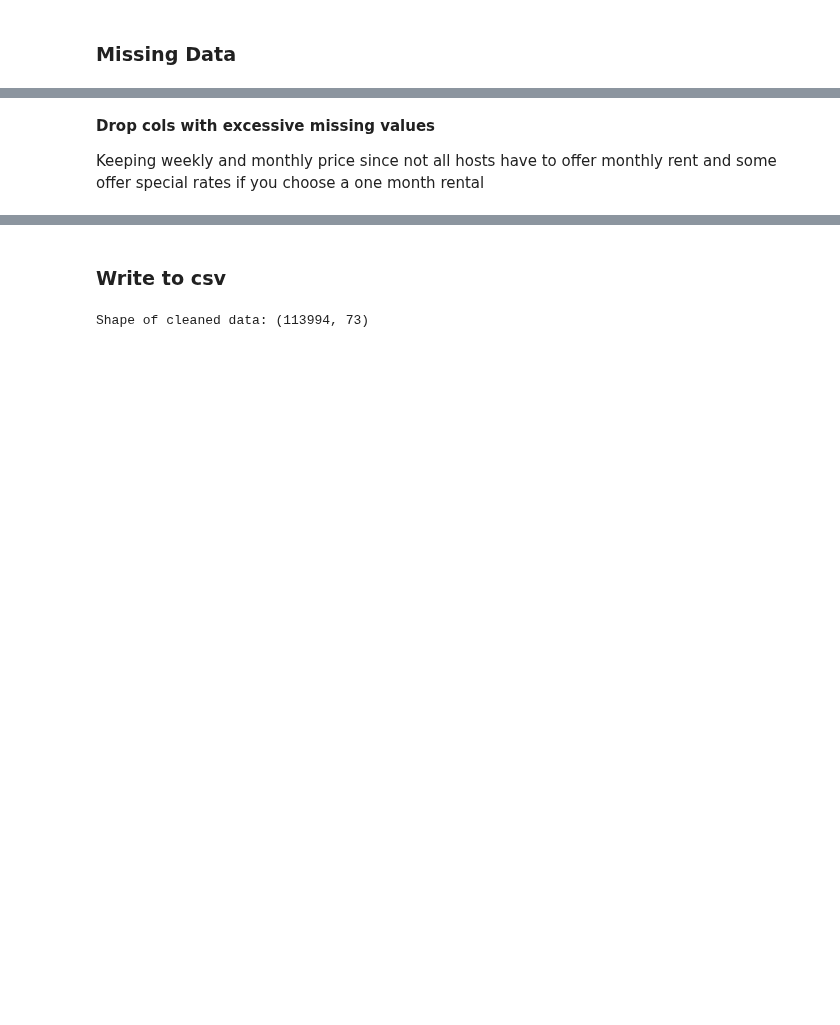
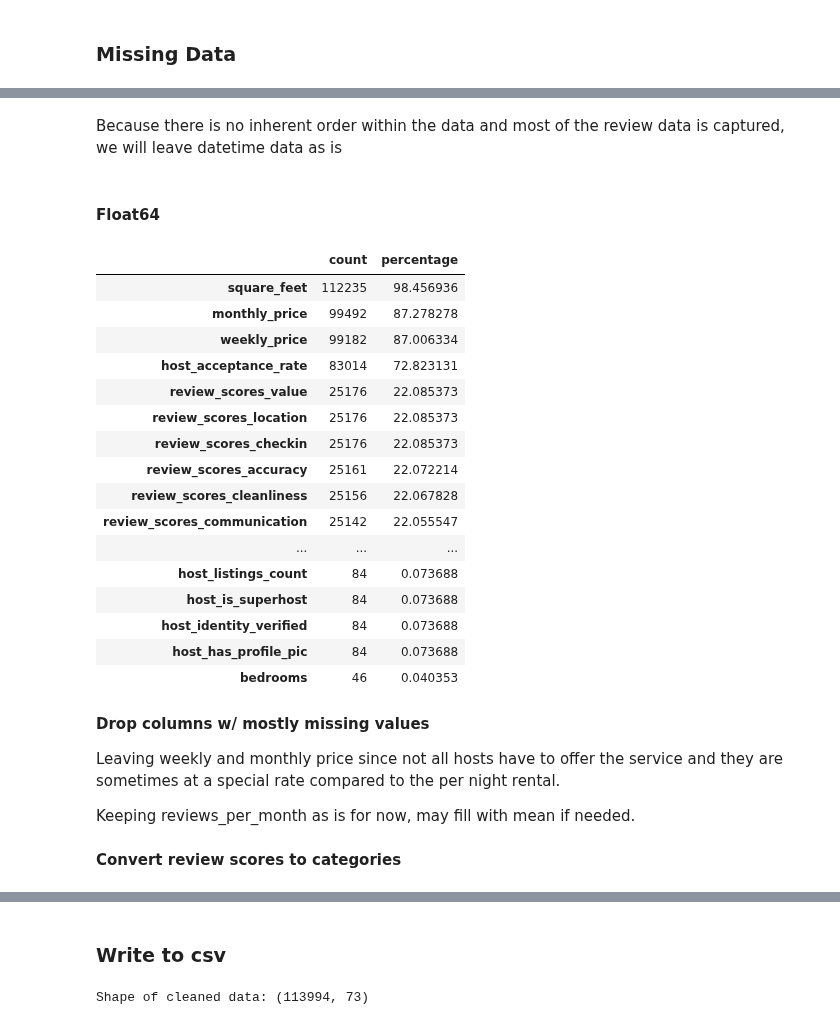
Before and after one commit to KishenSharma6/SF-Airbnb-Analysis, a Jupyter notebook: Project_Codes/01_Data_Cleaning/2020_0519_Listings_Data_Cleaning.ipynb, the cells around one changed output, grey strips where cells are left out. Drawn from its saved outputs; the diff is of its cells as text; code cells hidden in the pictures; blank space fills up the shorter version.

```diff
--- a/Project_Codes/01_Data_Cleaning/2020_0519_Listings_Data_Cleaning.ipynb
+++ b/Project_Codes/01_Data_Cleaning/2020_0519_Listings_Data_Cleaning.ipynb
@@ -237,5 +227,32 @@ missing
+# %% [markdown]
+Because there is no inherent order within the data and most of the review data is captured, we will leave datetime data as is
+# %% [markdown]
+#### Float64
+# %%
+#View missing statistics - float64
+display(missing_calculator(df, data_type='float64'))
+# %% [output]
+|  | count | percentage |
+| square_feet | 112235 | 98.456936 |
+| monthly_price | 99492 | 87.278278 |
+| weekly_price | 99182 | 87.006334 |
+| host_acceptance_rate | 83014 | 72.823131 |
+| review_scores_value | 25176 | 22.085373 |
+| review_scores_location | 25176 | 22.085373 |
+| review_scores_checkin | 25176 | 22.085373 |
+| review_scores_accuracy | 25161 | 22.072214 |
+| review_scores_cleanliness | 25156 | 22.067828 |
+| review_scores_communication | 25142 | 22.055547 |
+| ... | ... | ... |
+| host_listings_count | 84 | 0.073688 |
+| host_is_superhost | 84 | 0.073688 |
+| host_identity_verified | 84 | 0.073688 |
+| host_has_profile_pic | 84 | 0.073688 |
+| bedrooms | 46 | 0.040353 |
 # %% [markdown]
-**Drop cols with excessive missing values**
+**Drop columns w/ mostly missing values**
 
-Keeping weekly and monthly price since not all hosts have to offer monthly rent and some offer special rates if you choose a one month rental
+Leaving weekly and monthly price since not all hosts have to offer the service and they are sometimes at a special rate compared to the per night rental.
+
+Keeping reviews_per_month as is for now, may fill with mean if needed.
 # %%
@@ -243 +260,3 @@ Keeping weekly and monthly price since not all hosts have to offer monthly rent
 df.drop(['square_feet','host_acceptance_rate'], axis = 1, inplace = True)
+# %% [markdown]
+**Convert review scores to categories**
```
Also changed, not shown: parts of 20 cells of this notebook.
